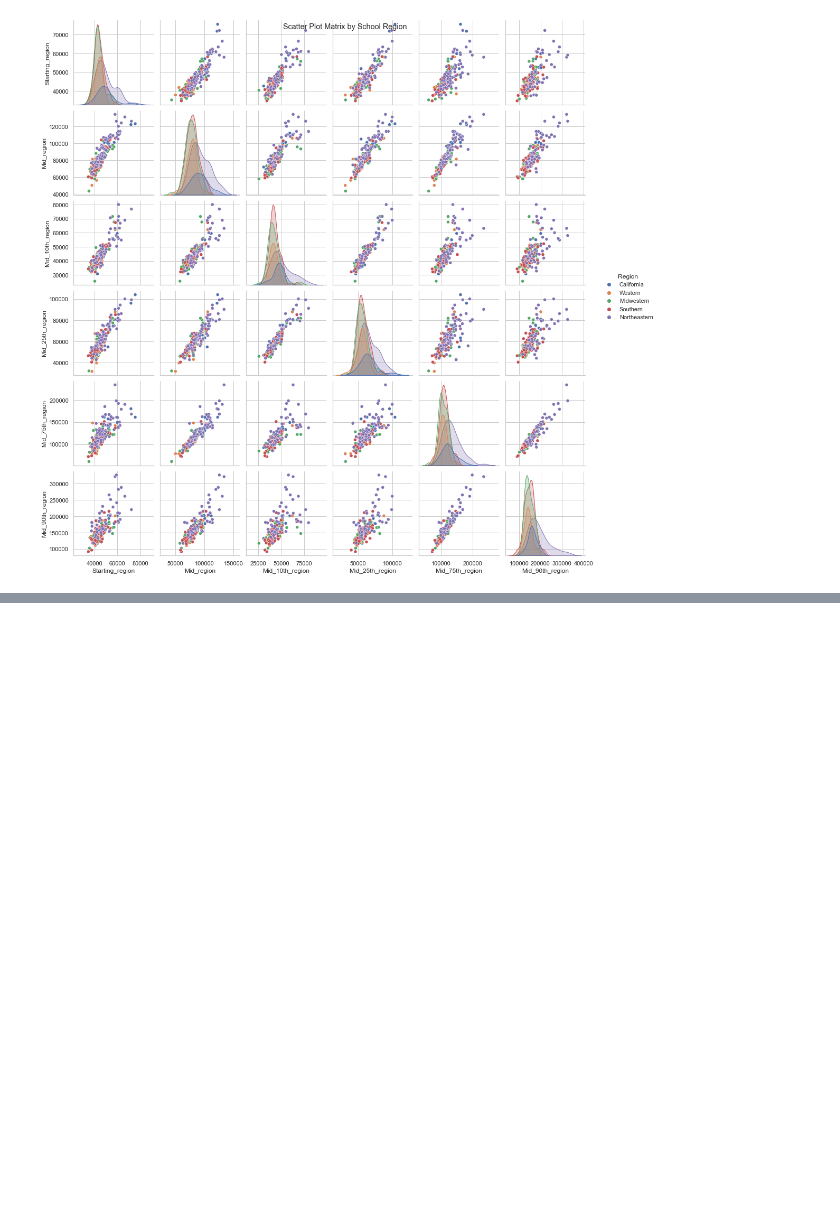
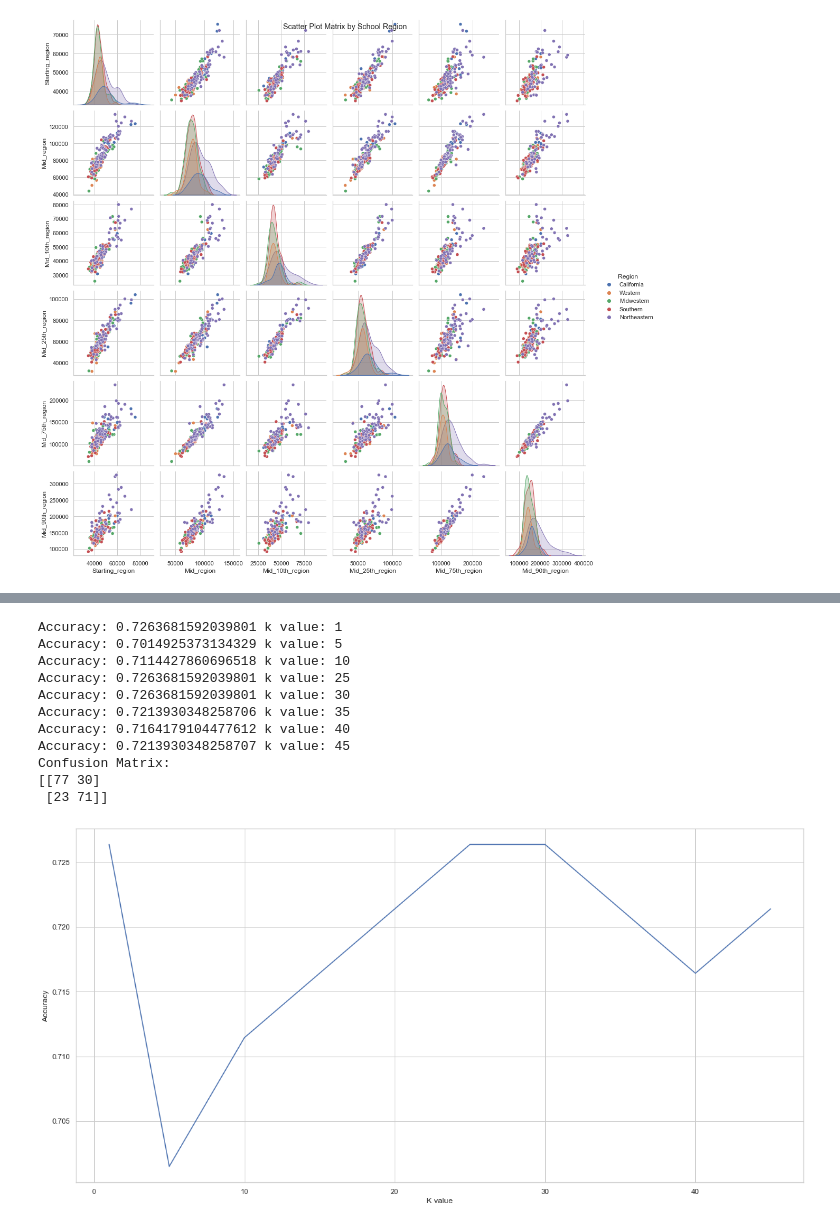
Before and after one commit to UU-Data-Science-Project/Degree-Analyzer, a Jupyter notebook: Project_File.ipynb, the cells around one changed output, grey strips where cells are left out. Drawn from its saved outputs; the diff is of its cells as text; code cells hidden in the pictures; blank space fills up the shorter version.

```diff
--- a/Project_File.ipynb
+++ b/Project_File.ipynb
@@ -923,0 +752,77 @@ Name: University, dtype: object
+# %%
+#Using KNN method on high wage growth.
+
+#One-hot encoding of school region and school type We expect 10 new variables to be added 1 for each school reagion (5) and 1 for each school type (5)
+Encoded_df=pd.get_dummies(df_type_region,columns=["Region","School Type"])
+
+#getting the differnce for each university mid-career median minus starting median salary
+diff = df_type_region["Mid_region"] - df_type_region["Starting_region"]
+
+#getting the median difference
+median=st.median(diff)
+
+
+#array to hold the catergorical variable "good" wage growth
+y_bestGrowth = np.zeros(len(diff))
+
+#assigning each universtiy with 1 for good wage growth and 0 for below wage growth
+for i,val in enumerate(diff):
+    if val > median:
+        y_bestGrowth[i] = 1
+    else:
+        y_bestGrowth[i] = 0
+
+
+#using kNN to predict the best wage growth
+Encoded_df["Best Growth"] = y_bestGrowth
+
+#Testing and training
+
+#We will be developing our model by using the variables Starting median salary, universtiy region and type
+X_train, X_test, y_train, y_test=train_test_split(Encoded_df[['Starting_region',"Region_California","Region_Midwestern","Region_Northeastern","Region_Southern","Region_Western","School Type_Engineering","School Type_Ivy League","School Type_Liberal Arts","School Type_Party","School Type_State"]], Encoded_df["Best Growth"], random_state=1, test_size=0.75)
+#X_train, X_test, y_train, y_test=train_test_split(Encoded_df[['Starting_region',"Mid_region",),Encoded_df["Best Growth"], random_state=1, test_size=0.75))
+#X_train, X_test, y_train, y_test=train_test_split(Encoded_df[["School Type_Engineering","School Type_Ivy League","School Type_Liberal Arts","School Type_Party","School Type_State"]], Encoded_df["Best Growth"], random_state=1, test_size=0.75)
+
+
+
+#testing with diffrent K values
+k_neighbors = np.array([1, 5, 10, 25, 30, 35, 40, 45])
+
+
+#k-Nearest Kneighbors method: Testing with diffrent k values
+
+#Average accuracy for diffrent k values
+aveAccuracies = np.zeros(len(k_neighbors))
+
+for i, val in enumerate(k_neighbors):
+    model = KNeighborsClassifier(n_neighbors = val)
+    model.fit(X_train,y_train)
+    scores = cross_val_score(estimator=model,X=X_test,y=y_test,cv=3,scoring='accuracy')
+    aveAccuracies[i] = scores.mean()
+    print("Accuracy: "+str(aveAccuracies[i]) + " k value: "+ str(val))
+
+plt.plot(k_neighbors,aveAccuracies)
+plt.xlabel("K value");
+plt.ylabel("Accuracy");
+
+
+#checking results k=25
+model = KNeighborsClassifier(n_neighbors = 25)
+model.fit(X_train,y_train)
+y_pred = model.predict(X_test)
+
+print('Confusion Matrix:')
+print(metrics.confusion_matrix(y_true = y_test, y_pred = y_pred))
+# %% [output]
+Accuracy: 0.7263681592039801 k value: 1
+Accuracy: 0.7014925373134329 k value: 5
+Accuracy: 0.7114427860696518 k value: 10
+Accuracy: 0.7263681592039801 k value: 25
+Accuracy: 0.7263681592039801 k value: 30
+Accuracy: 0.7213930348258706 k value: 35
+Accuracy: 0.7164179104477612 k value: 40
+Accuracy: 0.7213930348258707 k value: 45
+Confusion Matrix:
+[[77 30]
+ [23 71]]
+[figure, added]
```
Also changed, not shown: parts of 21 cells of this notebook.
